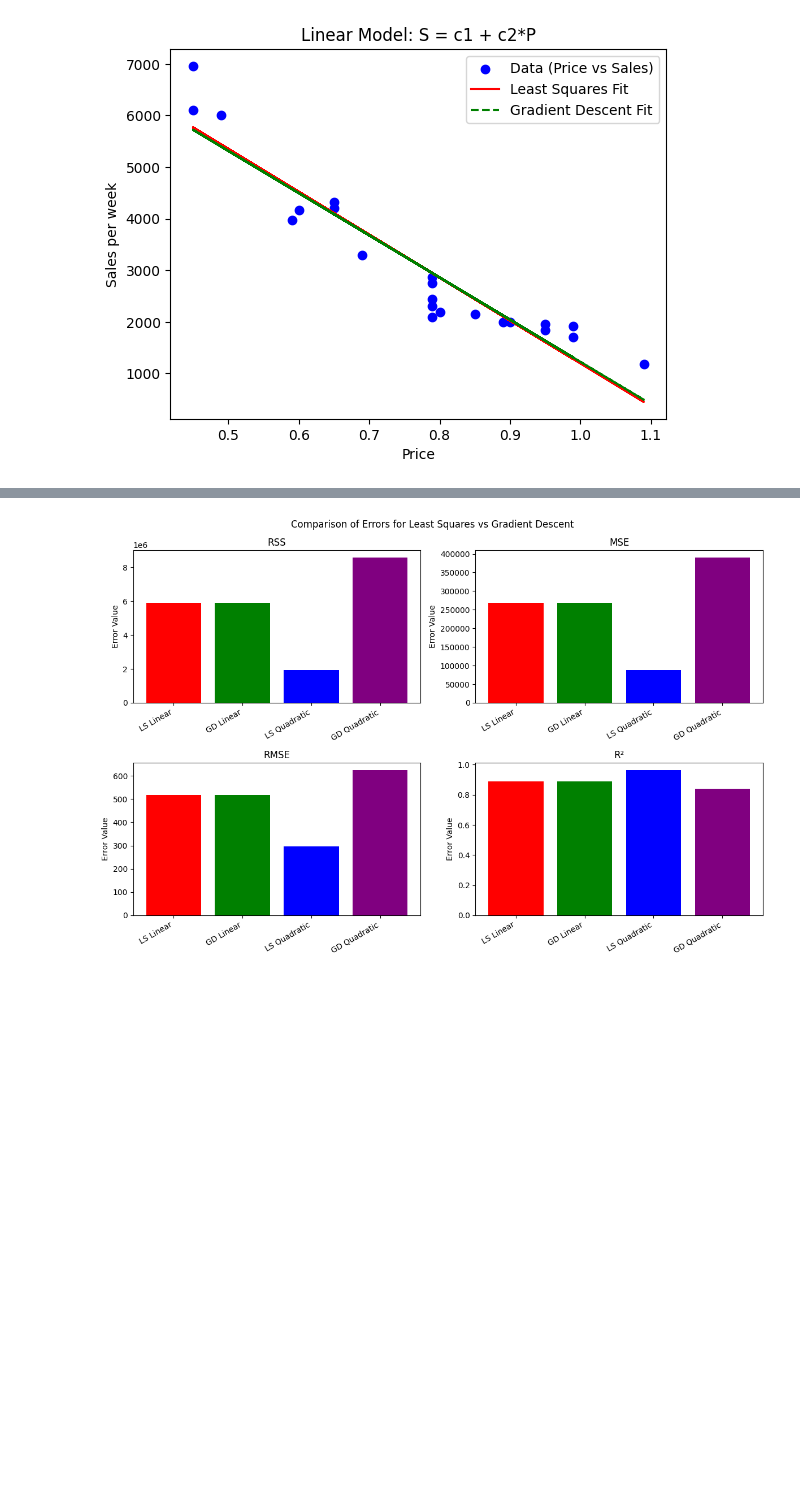
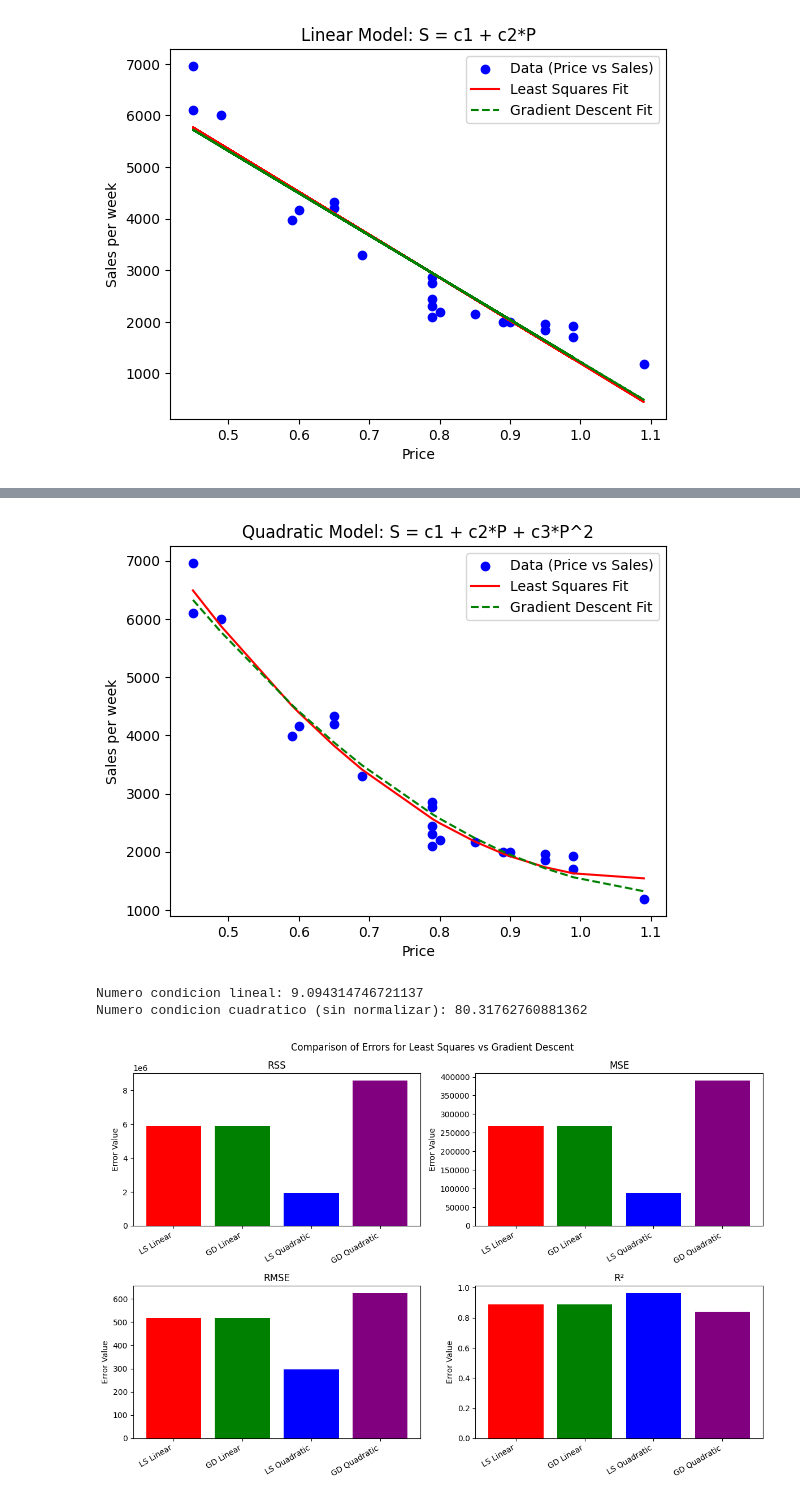
Before and after one commit to naranjo-jd/ALC, a Jupyter notebook: pt2/results.ipynb, the cells around one changed output, grey strips where cells are left out. Drawn from its saved outputs; the diff is of its cells as text; code cells hidden in the pictures; blank space fills up the shorter version.

```diff
--- a/pt2/results.ipynb
+++ b/pt2/results.ipynb
@@ -81,3 +92,38 @@ plt.show()
+# %%
+# ======= Quadratic Regression (S = ap^2 + bp + c) =======
+
+# (Normalizando)
+A2_norm = A2.copy()  # Copy A2 to avoid modifying the original
+
+for i in range(A2_norm.shape[1]):
+    std_i = np.std(A2_norm[:, i])
+    if std_i != 0:  # Only normalize if standard deviation is nonzero
+        A2_norm[:, i] = (A2_norm[:, i] - np.mean(A2_norm[:, i])) / std_i
+
+# Modelo
+theta_gd2_norm = models.gradient_descent(A2_norm, b2, lr=0.01, max_iter=1000)
+
+# Valores de prediccion
+y_gd2_norm = A2_norm @ theta_gd2_norm
+# %%
+# Sort x (prices) and re-order everything accordingly
+sorted_indices = np.argsort(x)  # Get sorted indices
+x_sorted = x[sorted_indices]    # Sort x values
+y_ls2_sorted = y_ls2[sorted_indices]  # Sort least squares predictions
+y_gd2_sorted = y_gd2_norm[sorted_indices]  # Sort gradient descent predictions
+
+# Plot data and quadratic fits
+plt.scatter(x, y, color='blue', label="Data (Price vs Sales)")
+plt.plot(x_sorted, y_ls2_sorted, color='red', label="Least Squares Fit")
+plt.plot(x_sorted, y_gd2_sorted, color='green', linestyle="--", label="Gradient Descent Fit")
+
+plt.xlabel("Price")
+plt.ylabel("Sales per week")
+plt.title("Quadratic Model: S = c1 + c2*P + c3*P^2")
+plt.legend()
+plt.show()
+# %% [output]
+[figure, added]
 # %%
 def compute_errors(y_true, y_pred):
     """Computes RSS, MSE, RMSE, and R² for given predictions."""
@@ -93,6 +139,12 @@ errors_gd_lin = compute_errors(y, y_gd1)
 
 errors_ls_quad = compute_errors(y, y_ls2)
 errors_gd_quad = compute_errors(y, y_gd2)
+
+print("Numero condicion lineal:", metrics.condition_number(A1))
+print("Numero condicion cuadratico (sin normalizar):", metrics.condition_number(A2))
+# %% [output]
+Numero condicion lineal: 9.094314746721137
+Numero condicion cuadratico (sin normalizar): 80.31762760881362
 # %%
 # ---- Bar Plot for Error Comparison ----
 labels = ["RSS", "MSE", "RMSE", "R²"]
```
Also changed, not shown: parts of 7 cells of this notebook.
